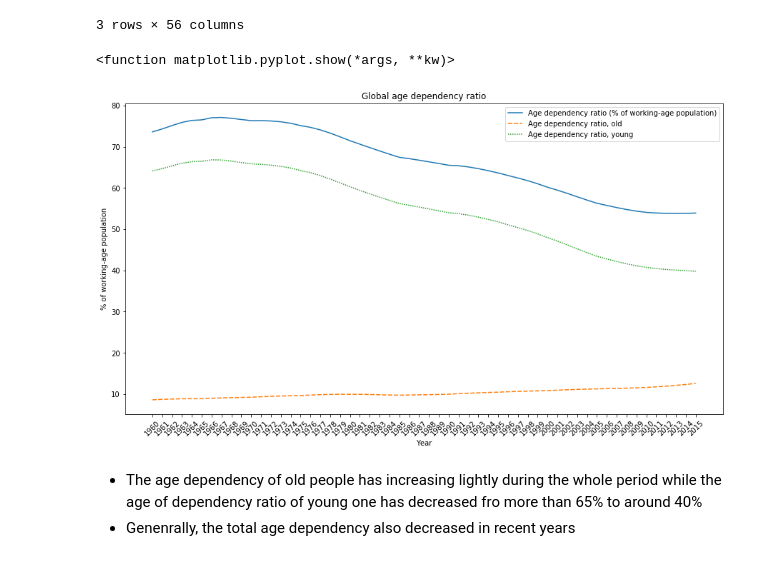
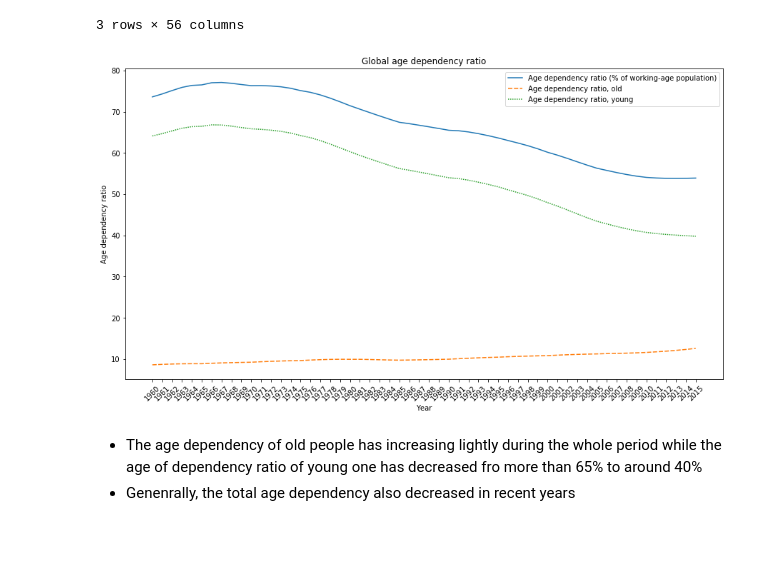
Before and after one commit to joycenhunguyen/Data_analysis_team-4, a Jupyter notebook: DataAnalysis4.ipynb, the cells around one changed output. Cells and saved outputs as stored; diff of their text form; code cells hidden in the pictures.

```diff
--- a/DataAnalysis4.ipynb
+++ b/DataAnalysis4.ipynb
@@ -272,14 +310,13 @@ age_dep
 # %%
 plt.figure(figsize = (15,8))
 sns.lineplot(data = age_dep.T)
 plt.xticks(rotation = 45)
 plt.xlabel('Year')
-plt.ylabel('% of working-age population')
+plt.ylabel('Age dependency ratio')
 plt.title('Global age dependency ratio')
-plt.show
+plt.show()
 # %% [output]
-<function matplotlib.pyplot.show(*args, **kw)>
-[figure, old version]
+[figure, new version]
 # %% [markdown]
 - The age dependency of old people has increasing lightly during the whole period while the age of dependency ratio of young one has decreased fro more than 65% to around 40%
 - Genenrally, the total age dependency also decreased in recent years
```
Also changed, not shown: parts of 13 cells of this notebook.
